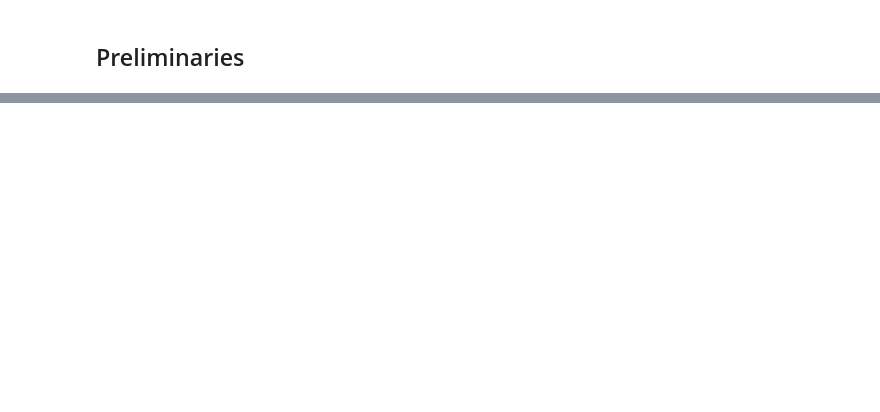
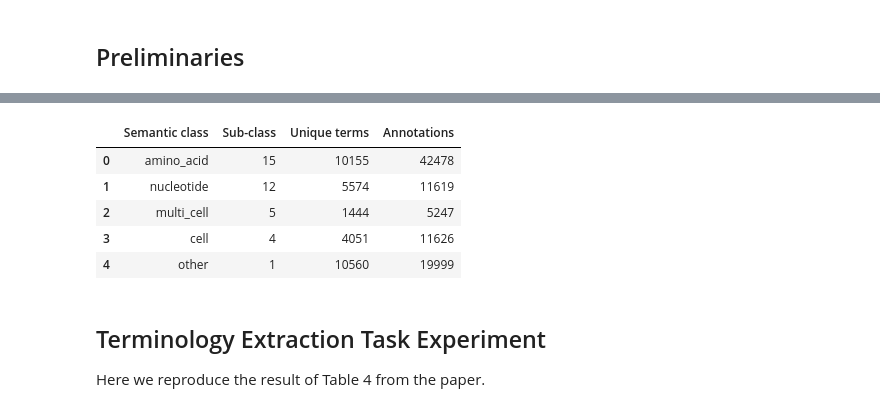
Before and after one commit to Sheridan-Stable/bursty-term-measure, a Jupyter notebook: genia/3-tables/tables.ipynb, the cells around one changed output, grey strips where cells are left out. Drawn from its saved outputs; the diff is of its cells as text; code cells hidden in the pictures; blank space fills up the shorter version.

```diff
--- a/genia/3-tables/tables.ipynb
+++ b/genia/3-tables/tables.ipynb
@@ -423,0 +164,17 @@ unique_word_num_dict
+# %%
+# Hardcode the semantic classes according to their high-level designations.
+amino_acid_sems = ['G#amino_acid_monomer', 'G#peptide', 'G#protein_N/A',
+              'G#protein_complex', 'G#protein_domain_or_region',
+              'G#protein_family_or_group', 'G#protein_molecule',
+              'G#protein_substructure', 'G#protein_subunit',
+              'G#other_organic_compound', 'G#organic', 'G#inorganic', 'G#atom',
+              'G#carbohydrate', 'G#lipid']
+nucleotide_sems = ['G#nucleotide', 'G#polynucleotide', 'G#DNA_N/A',
+        'G#DNA_domain_or_region', 'G#DNA_family_or_group', 'G#DNA_molecule',
+        'G#DNA_substructure', 'G#RNA_N/A', 'G#RNA_domain_or_region',
+        'G#RNA_family_or_group', 'G#RNA_molecule', 'G#RNA_substructure']
+multi_cell_sems = ['G#virus', 'G#mono_cell', 'G#multi_cell', 'G#body_part', 'G#tissue']
+cell_sems = ['G#cell_type', 'G#cell_component', 'G#cell_line', 'G#other_artificial_source']
+other_sems = ['G#other_name']
+high_level_semantic_class_names = ['amino_acid', 'nucleotide', 'multi_cell', 'cell', 'other']
+high_level_semantic_class_lex_units = [genia_lexical_units, amino_acid_sems, nucleotide_sems, multi_cell_sems, cell_sems, other_sems]
@@ -423,0 +226,33 @@ unique_word_num_dict
+# %%
+# Define the data
+high_level_semantic_classes = ['all', 'amino_acid', 'nucleotide', 'multi_cell', 'cell', 'other']
+annotations_count_zip = zip(high_level_semantic_classes, high_level_class_words_counter)
+annotations_dict = dict(annotations_count_zip)
+
+#categories = ['amino_acid', 'nucleotide', 'multi_cell', 'cell', 'other']
+lex_unit_counts = [len(amino_acid), len(nucleotide), len(multi_cell), len(cell), len(other)]
+subclass_counts = [len(amino_acid_sems), len(nucleotide_sems), len(multi_cell_sems), len(cell_sems), len(other_sems)]
+annotations = [
+    annotations_dict['amino_acid'],
+    annotations_dict['nucleotide'],
+    annotations_dict['multi_cell'],
+    annotations_dict['cell'],
+    annotations_dict['other']]
+
+# Create a data frame
+genia_summary_stats_df = pd.DataFrame({
+    'Semantic class': ['amino_acid', 'nucleotide', 'multi_cell', 'cell', 'other'],
+    'Sub-class': subclass_counts,
+    'Unique terms': lex_unit_counts,
+    "Annotations": annotations
+})
+# %%
+# Print GENIA summary statistics
+display(genia_summary_stats_df)
+# %% [output]
+|  | Semantic class | Sub-class | Unique terms | Annotations |
+| 0 | amino_acid | 15 | 10155 | 42478 |
+| 1 | nucleotide | 12 | 5574 | 11619 |
+| 2 | multi_cell | 5 | 1444 | 5247 |
+| 3 | cell | 4 | 4051 | 11626 |
+| 4 | other | 1 | 10560 | 19999 |
@@ -423,0 +262,4 @@ unique_word_num_dict
+# %% [markdown]
+## Terminology Extraction Task Experiment
+
+Here we reproduce the result of Table 4 from the paper.
```
Also changed, not shown: parts of 75 cells of this notebook, 2 other files.
